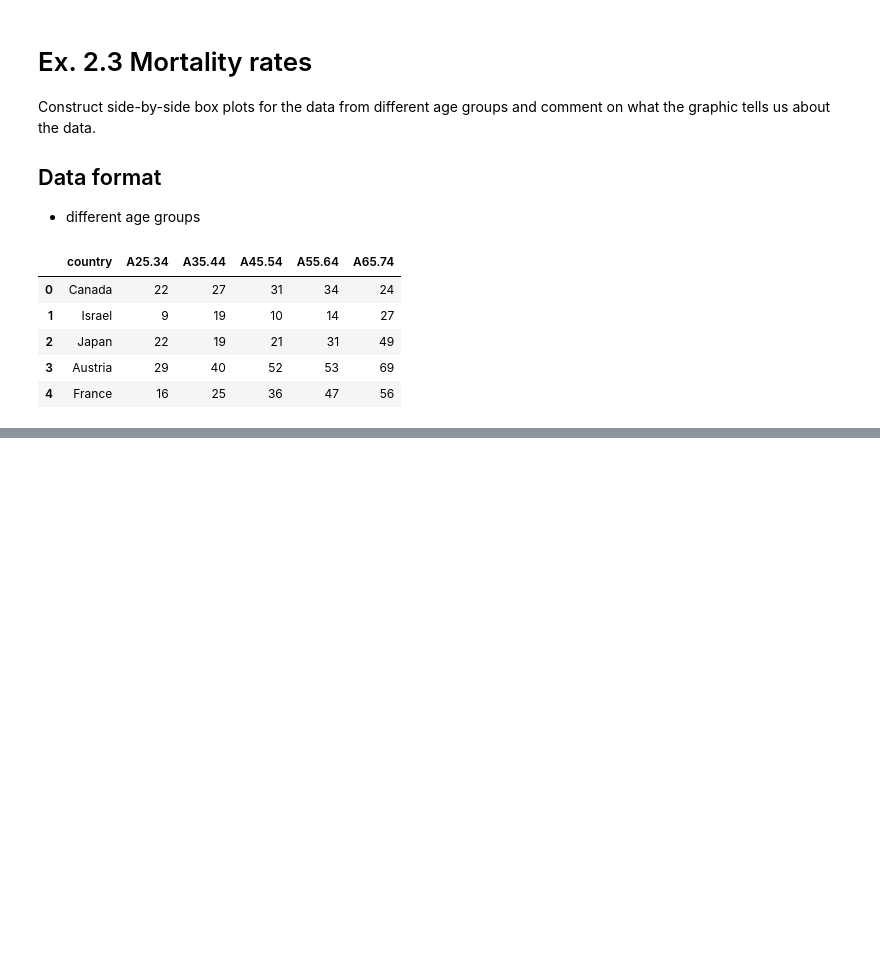
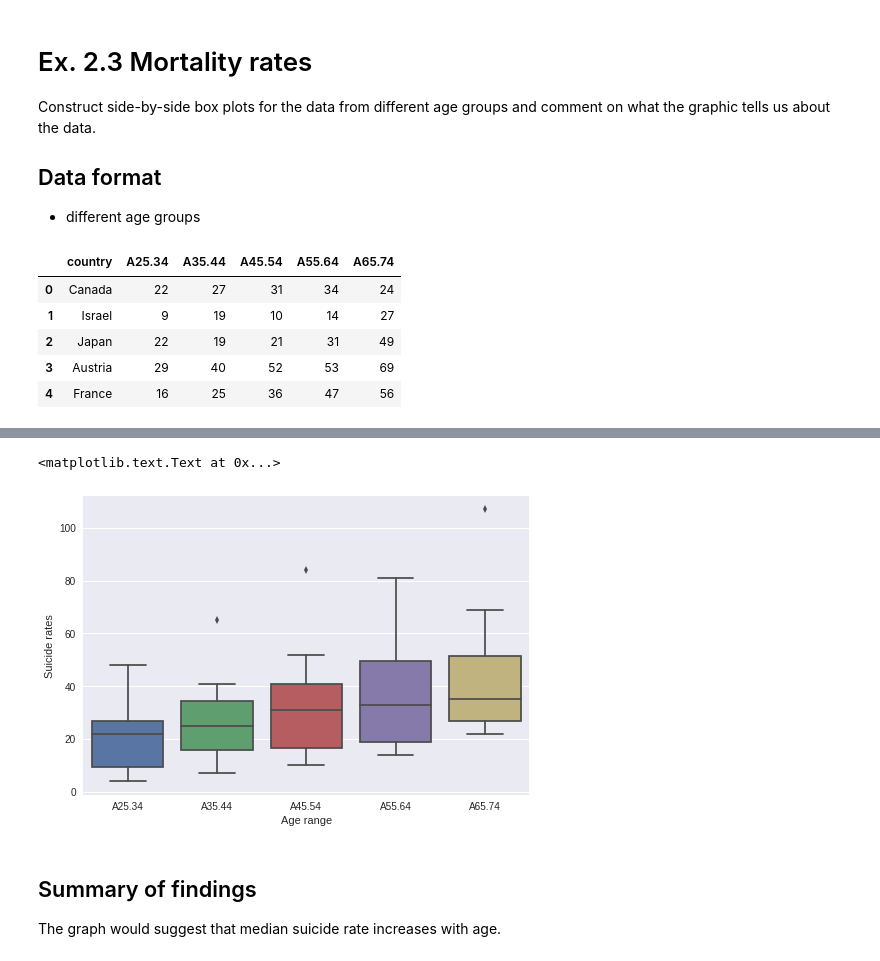
Before and after one commit to seporaitis/hsaur-python, a Jupyter notebook: Chapter2.ipynb, the cells around one changed output, grey strips where cells are left out. Saved outputs shown, nothing was run; the diff lists cells and outputs as text; code cells hidden in the pictures; blank space fills up the shorter version.

```diff
--- a/Chapter2.ipynb
+++ b/Chapter2.ipynb
@@ -491,3 +490,6 @@ suicides.head()
 | 2 | Japan | 22 | 19 | 21 | 31 | 49 |
 | 3 | Austria | 29 | 40 | 52 | 53 | 69 |
 | 4 | France | 16 | 25 | 36 | 47 | 56 |
+# %%
+melted_suicides = pd.melt(suicides, id_vars=['country'], value_vars=['A25.34', 'A35.44', 'A45.54', 'A55.64', 'A65.74'])
+melted_suicides.head()
@@ -493,0 +503,11 @@ suicides.head()
+# %%
+g = sns.boxplot(x="variable", y="value", data=melted_suicides, order=['A25.34', 'A35.44', 'A45.54', 'A55.64', 'A65.74'])
+g.set_xlabel("Age range")
+g.set_ylabel("Suicide rates")
+# %% [output]
+<matplotlib.text.Text at 0x...>
+[figure, added]
+# %% [markdown]
+## Summary of findings
+
+The graph would suggest that median suicide rate increases with age.
```
Also changed, not shown: parts of 27 cells of this notebook, 2 other files.
